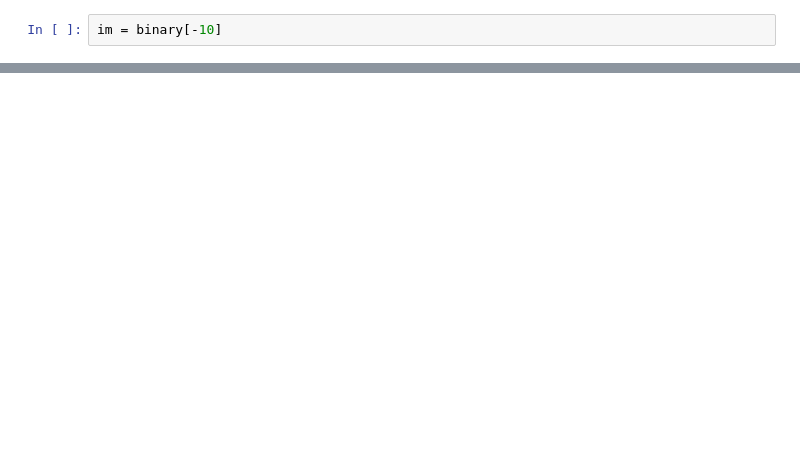
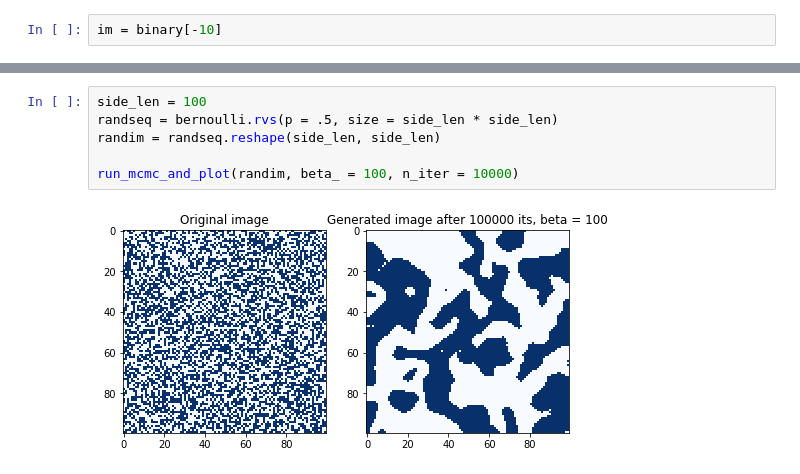
Before and after one commit to manuflores/sandbox, a Jupyter notebook: notebooks/ising_mcmc.ipynb, the cells around one changed output, grey strips where cells are left out. Drawn from its saved outputs; the diff is of its cells as text; blank space fills up the shorter version.

```diff
--- a/notebooks/ising_mcmc.ipynb
+++ b/notebooks/ising_mcmc.ipynb
@@ -137,0 +135,8 @@ for beta_ in np.logspace(-3, 3, 6):
+# %%
+side_len = 100
+randseq = bernoulli.rvs(p = .5, size = side_len * side_len)
+randim = randseq.reshape(side_len, side_len)
+
+run_mcmc_and_plot(randim, beta_ = 100, n_iter = 10000)
+# %% [output]
+[figure, added]
```
Also changed, not shown: parts of 11 cells of this notebook.
